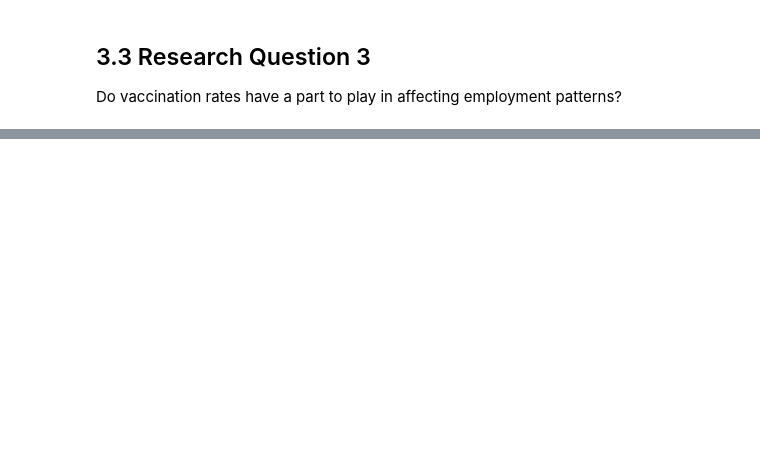
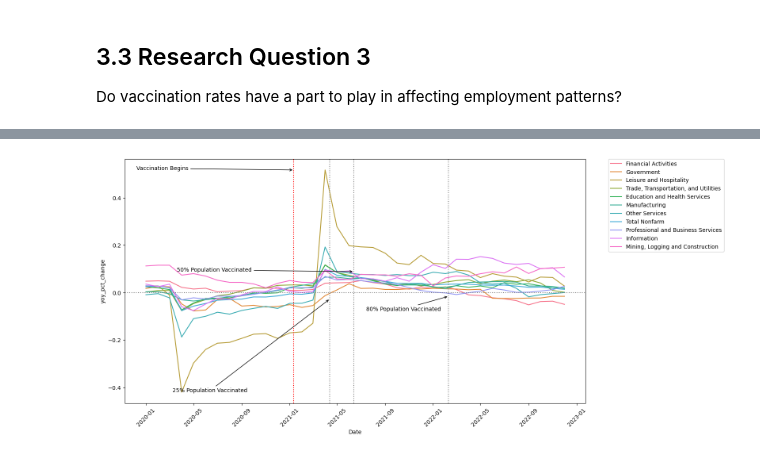
Before and after one commit to hbaghar/covid-analysis-data-512, a Jupyter notebook: Part_2_Analysis_Extension.ipynb, the cells around one changed output, grey strips where cells are left out. Saved outputs shown, nothing was run; the diff lists cells and outputs as text; code cells hidden in the pictures; blank space fills up the shorter version.

```diff
--- a/Part_2_Analysis_Extension.ipynb
+++ b/Part_2_Analysis_Extension.ipynb
@@ -358,0 +371,32 @@ Timestamp('2021-04-13 00:00:00')
+# %%
+employment_df["yoy_pct_change"] = employment_df.groupby("Sector")["Employment"].pct_change(periods=12)
+# %%
+plt.figure(figsize=(15, 8))
+sns.lineplot(data=employment_df, x='Date', y='yoy_pct_change', hue='Sector')
+# Shift bounding box to the right
+plt.legend(bbox_to_anchor=(1.05, 1), loc=2, borderaxespad=0.);
+plt.axhline(y=0, ls=":", c=".5")
+plt.xticks(rotation=45);
+# annotate graph with vaccination dates
+plt.axvline(x=vax_min_date, ls=":", c="red")
+# Annotate the line with start of vaccination
+plt.annotate('Vaccination Begins', xy=(vax_min_date, employment_df["yoy_pct_change"].quantile(1)),\
+        xytext=(vax_min_date-timedelta(days=400), employment_df["yoy_pct_change"].quantile(1)), rotation=0,
+        arrowprops=dict(arrowstyle="->"))
+plt.axvline(x=vax_25_date, ls=":", c=".5")
+# Annotate the line with 25% of the population vaccinated
+plt.annotate('25% Population Vaccinated', xy=(vax_25_date, employment_df["yoy_pct_change"].quantile(0.15)),\
+        xytext=(vax_25_date-timedelta(days=400), employment_df["yoy_pct_change"].min()), rotation=0,
+        arrowprops=dict(arrowstyle="->"))
+plt.axvline(x=vax_50_date, ls=":", c=".5")
+# Annotate the line with 50% of the population vaccinated
+plt.annotate('50% Population Vaccinated', xy=(vax_50_date, employment_df["yoy_pct_change"].quantile(0.9)),\
+    xytext=(vax_50_date-timedelta(days=450), employment_df["yoy_pct_change"].quantile(0.9)), rotation=0,
+    arrowprops=dict(arrowstyle="->"))
+plt.axvline(x=vax_80_date, ls=":", c=".5")
+# Annotate the line with 70% of the population vaccinated
+plt.annotate('80% Population Vaccinated', xy=(vax_80_date, employment_df["yoy_pct_change"].quantile(0.2)),\
+        xytext=(vax_80_date-timedelta(days=210), employment_df["yoy_pct_change"].quantile(0.05)), rotation=0,
+        arrowprops=dict(arrowstyle="->"));
+# %% [output]
+[figure, added]
```
Also changed, not shown: parts of 14 cells of this notebook.
